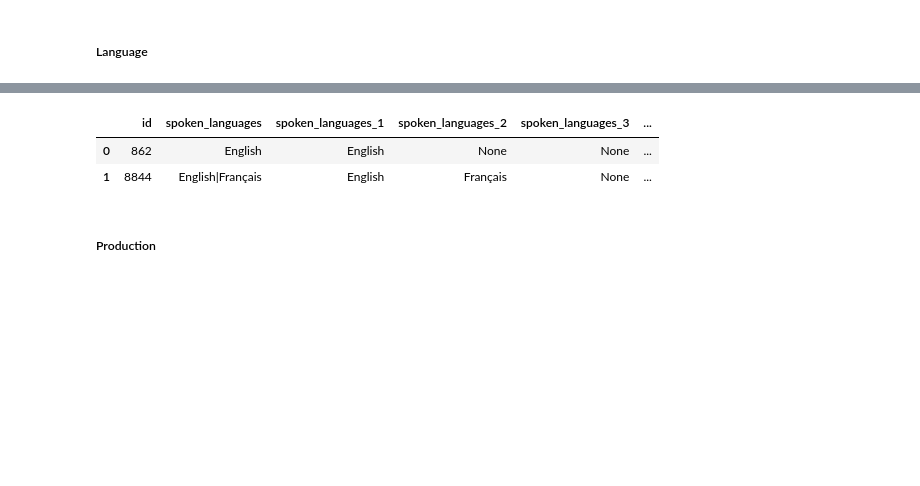
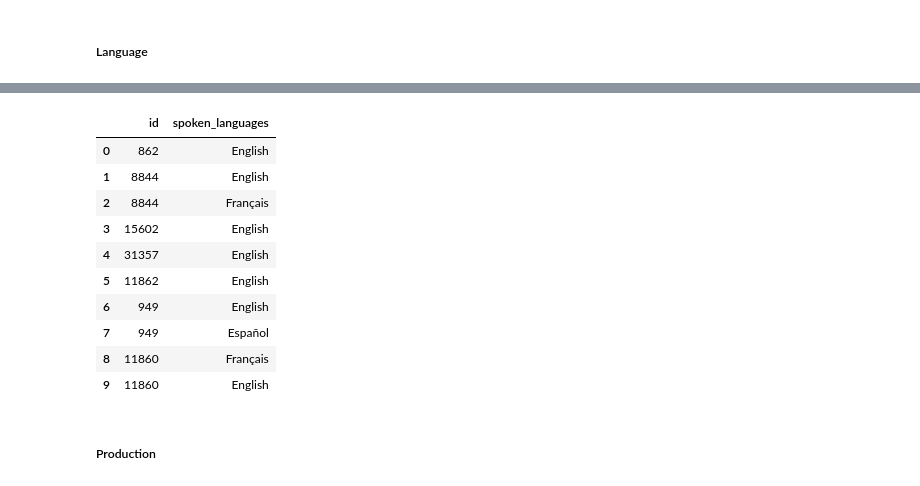
Before and after one commit to julien-data-analyst/Application_web_film, a Jupyter notebook: code/explo.ipynb, the cells around one changed output, grey strips where cells are left out. Saved outputs shown, nothing was run; the diff lists cells and outputs as text; code cells hidden in the pictures; blank space fills up the shorter version.

Commit message:
modified data structure for easier insertion

```diff
--- a/code/explo.ipynb
+++ b/code/explo.ipynb
@@ -275,0 +251,37 @@ genre.head(n=1)
+# %%
+def separate_and_expand(column: str, data: pd.DataFrame) -> pd.DataFrame:
+    """
+    This function takes a DataFrame and a column with delimited values,
+    and expands the delimited values into separate rows while retaining
+    the corresponding 'id' for each value.
+
+    Parameters:
+    column (str): The name of the column to expand.
+    data (pd.DataFrame): The DataFrame containing the data.
+
+    Returns:
+    pd.DataFrame: A new DataFrame with two columns:
+        - 'id': The unique identifier for each row in the original DataFrame.
+        - <column>: Each separated value from the specified column.
+
+    """
+    # Initialize an empty list to hold the new rows
+    expanded_rows = []
+
+    # Iterate through the rows of the DataFrame
+    for _, row in data.iterrows():
+        # Get the values for the specified column, handling NaN cases
+        values = row[column] if pd.notna(row[column]) else 'Missing'
+
+        # Split the values by the delimiter "|" (if not 'Missing')
+        values = values.split('|') if values != 'Missing' else ['Missing']
+
+        # Create a row for each split value, retaining the 'id'
+        for value in values:
+            expanded_rows.append({'id': row['id'], column: value})
+
+    # Create a new DataFrame from the expanded rows
+    expanded_df = pd.DataFrame(expanded_rows)
+    return expanded_df
+
+expanded_genres = separate_and_expand('genres', dataset)
@@ -432,12 +454,20 @@ original_language.head(n=2)
 # %%
 spoken_language = separate_and_expand("spoken_languages", dataset)
-spoken_language = spoken_language.loc[:, ['id'] + [col for col in spoken_language.columns if col.startswith('spoken')]]
+# spoken_language = spoken_language.loc[:, ['id'] + [col for col in spoken_language.columns if col.startswith('spoken')]]
 # %%
-spoken_language.head(n=2)
+spoken_language.head(n=10)
 # %% [output]
-|  | id | spoken_languages | spoken_languages_1 | spoken_languages_2 | spoken_languages_3 | ... |
-| 0 | 862 | English | English | None | None | ... |
-| 1 | 8844 | English|Français | English | Français | None | ... |
+|  | id | spoken_languages |
+| 0 | 862 | English |
+| 1 | 8844 | English |
+| 2 | 8844 | Français |
+| 3 | 15602 | English |
+| 4 | 31357 | English |
+| 5 | 11862 | English |
+| 6 | 949 | English |
+| 7 | 949 | Español |
+| 8 | 11860 | Français |
+| 9 | 11860 | English |
 # %% [markdown]
 ##### Production
 # %%
```
Also changed, not shown: parts of 7 cells of this notebook.
